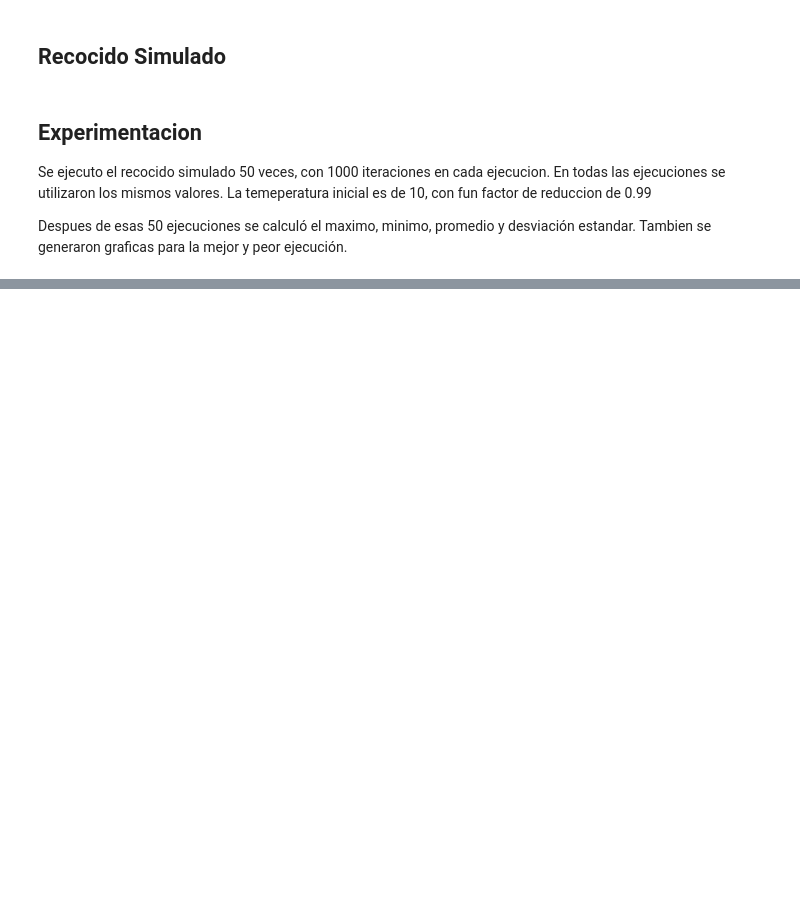
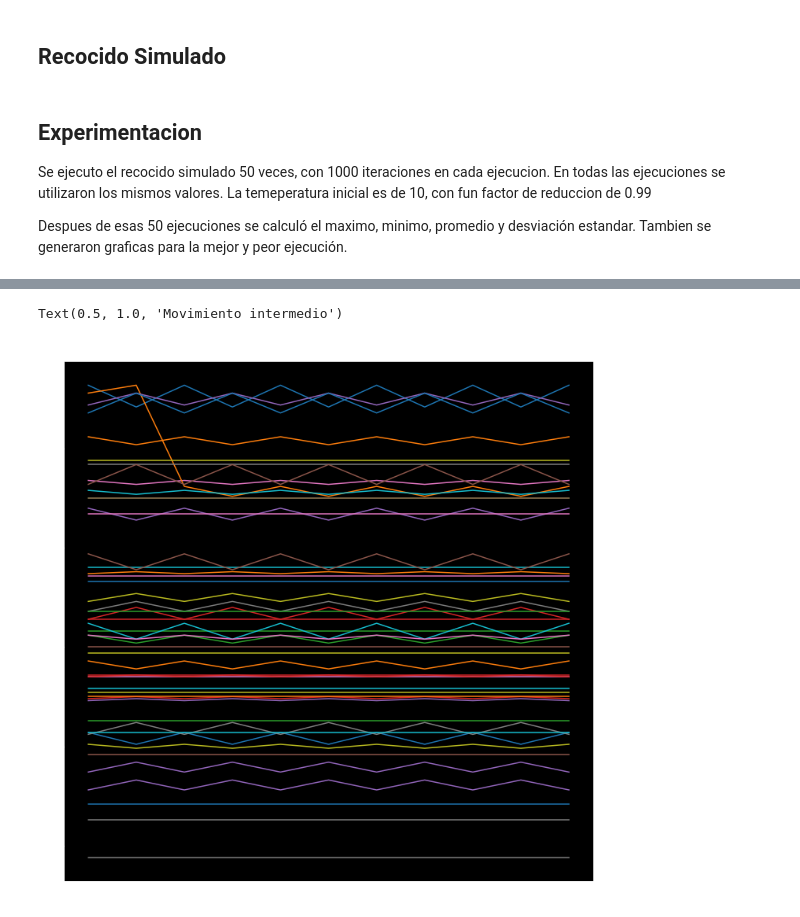
Before and after one commit to jmcsuite/Proyecto2_Optimizacion, a Jupyter notebook: Proyecto2.ipynb, the cells around one changed output, grey strips where cells are left out. Saved outputs shown, nothing was run; the diff lists cells and outputs as text; code cells hidden in the pictures; blank space fills up the shorter version.

```diff
--- a/Proyecto2.ipynb
+++ b/Proyecto2.ipynb
@@ -492,0 +722,14 @@ Text(0.5, 1.0, 'Movimiento intermedio 4ta ejecucion')
+# %%
+# Graficas de iteraciones intermedias
+
+ax = setup_graphs(1, False)
+for (_, inter) in resultados:
+    y = [funcionObjetivo(x, tiemposProcesamiento, tiemposAjuste) for x in inter]
+    x = np.arange(len(y))
+
+    ax.plot(x,y)
+#print(x, y)
+ax.set_title("Movimiento intermedio", size = 20, color = (1,1,1))
+# %% [output]
+Text(0.5, 1.0, 'Movimiento intermedio')
+[figure, added]
```
Also changed, not shown: parts of 27 cells of this notebook, 2 other files.
